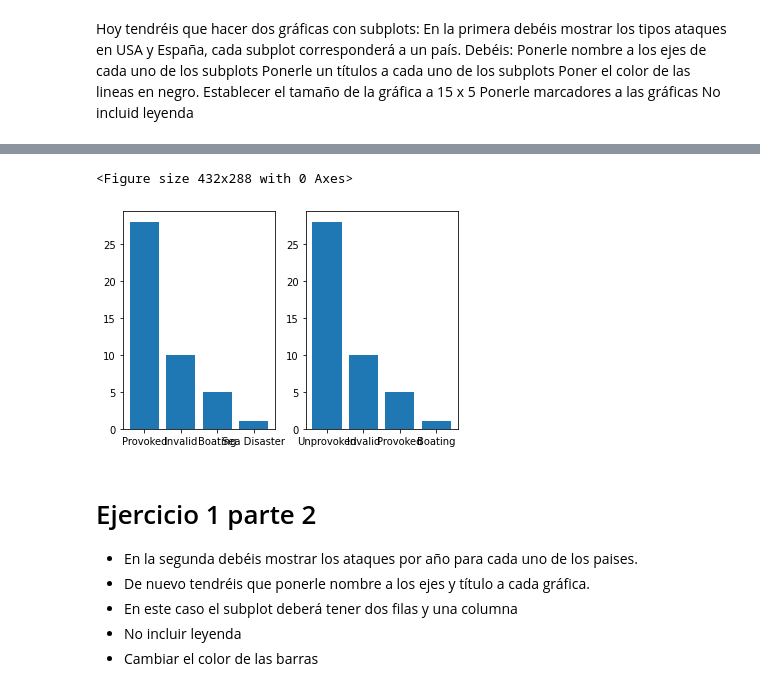
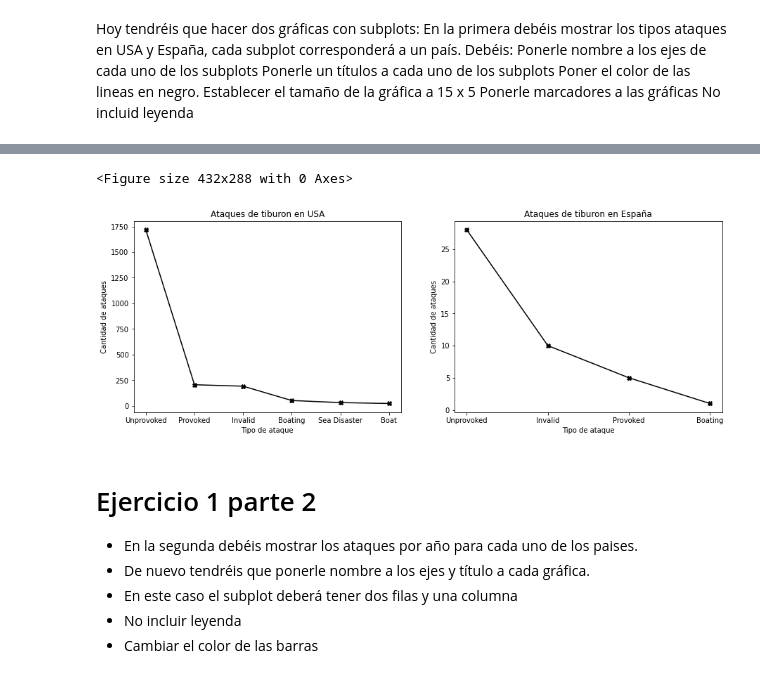
Before and after one commit to Adalab/DA-promo-A-module-2-pairprog-1-pair-1-Tatiana_Lara, a Jupyter notebook: VISUALIZACIÓN/2_Visualización_2.ipynb, the cells around one changed output, grey strips where cells are left out. Drawn from its saved outputs; the diff is of its cells as text; code cells hidden in the pictures.

Commit message:
subo visualizacion 2

```diff
--- a/VISUALIZACIÓN/2_Visualización_2.ipynb
+++ b/VISUALIZACIÓN/2_Visualización_2.ipynb
@@ -13,5 +13,4 @@ import os
 
 Ayer creamos un par de gráficas para USA y España, donde visualizamos el número de ataques en cada país a lo largo de los años y el tipo de los ataques.
 # %%
-df = pd.read_csv("/home/adalaber/Escritorio/REPO_PAIR_2.1/PANDAS/PANDAS/5_Pandas/union_ataques.csv")
-df.head(2)
+df = pd.read_csv("union_ataques.csv")
@@ -37,8 +31,8 @@ tipos_usa = df_usa["Type"].value_counts()
 df_esp = df[df["Country"] == "SPAIN"]
 tipos_esp = df_esp["Type"].value_counts()
 # %%
-df_tipos_usa = pd.DataFrame(tipos_usa)
+df_tipos_usa = tipos_usa.reset_index()
 df_tipos_usa
 
-df_tipos_esp = pd.DataFrame(tipos_esp)
+df_tipos_esp = tipos_esp.reset_index()
 df_tipos_esp
@@ -51,4 +38,0 @@ df_tipos_esp
-# %%
-df_tipos_usa = df_tipos_usa.reset_index()
-columnas = df_tipos_usa.columns
-df_tipos_esp = df_tipos_esp.reset_index()
@@ -84,42 +39,31 @@ Name: index, dtype: object
 # %%
 plt.figure()
-fig,ax = plt.subplots(1,2)
+fig,ax = plt.subplots(1,2, figsize=(15,5))
 
 #USA
-x1 = df_tipos_usa["index"][1:5]
-y1 = df_tipos_usa["Type"][1:5]
+x1 = df_tipos_usa["index"]
+y1 = df_tipos_usa["Type"]
 
 #España
 
 x2 = df_tipos_esp["index"]
 y2 = df_tipos_esp["Type"]
 
-ax[0].bar(x1, y2)
-
-#, c= 'r', marker= 'X' )
-#ax[0].set_title('Datos 1')
-#ax[0].set_xlabel('Nombre del eje X')
-#ax[0].set_ylabel('Nombre del eje Y')
-#ax[0].legend(labels=['Recta 1','Recta 2'])
+ax[0].plot(x1, y1, c= 'black', marker="X")
+ax[0].set_title("Ataques de tiburon en USA")
+ax[0].set_xlabel("Tipo de ataque")
+ax[0].set_ylabel("Cantidad de ataques")
 
 
-ax[1].bar(x2, y2)
-
-#, c= 'blue', marker ='D')
-#ax[1].set_xlabel('Nombre del eje X')
-#ax[1].set_ylabel('Nombre del eje Y')
-#ax[1].legend(labels=['Recta 1','Recta 2'])
-#ax[1].set_title('Datos 2')
-
-
-
-#x2 = [10, 20, 30]
-#y2 = [10, 20, 30]
+ax[1].plot(x2, y2, c= 'black', marker="X")
+ax[1].set_xlabel("Tipo de ataque")
+ax[1].set_ylabel("Cantidad de ataques")
+ax[1].set_title("Ataques de tiburon en España")
 
 plt.show()
 # %% [output]
 <Figure size 432x288 with 0 Axes>
-[figure, old version]
+[figure, new version]
 # %% [markdown]
 # Ejercicio 1 parte 2
 
```
Also changed, not shown: parts of 7 cells of this notebook, 1 other file.
